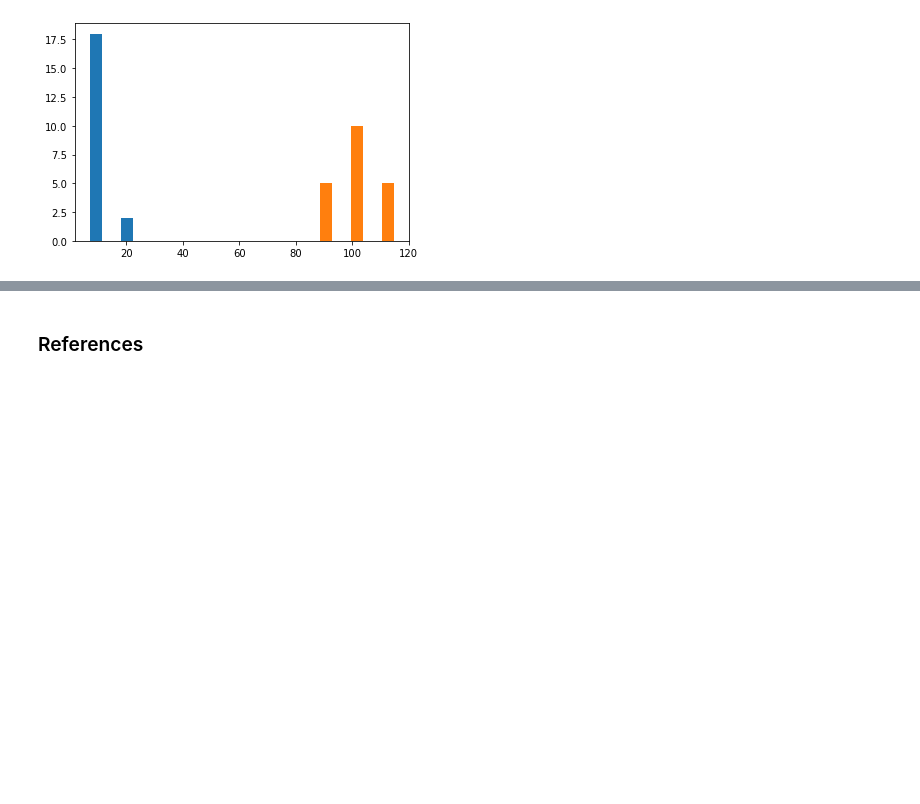
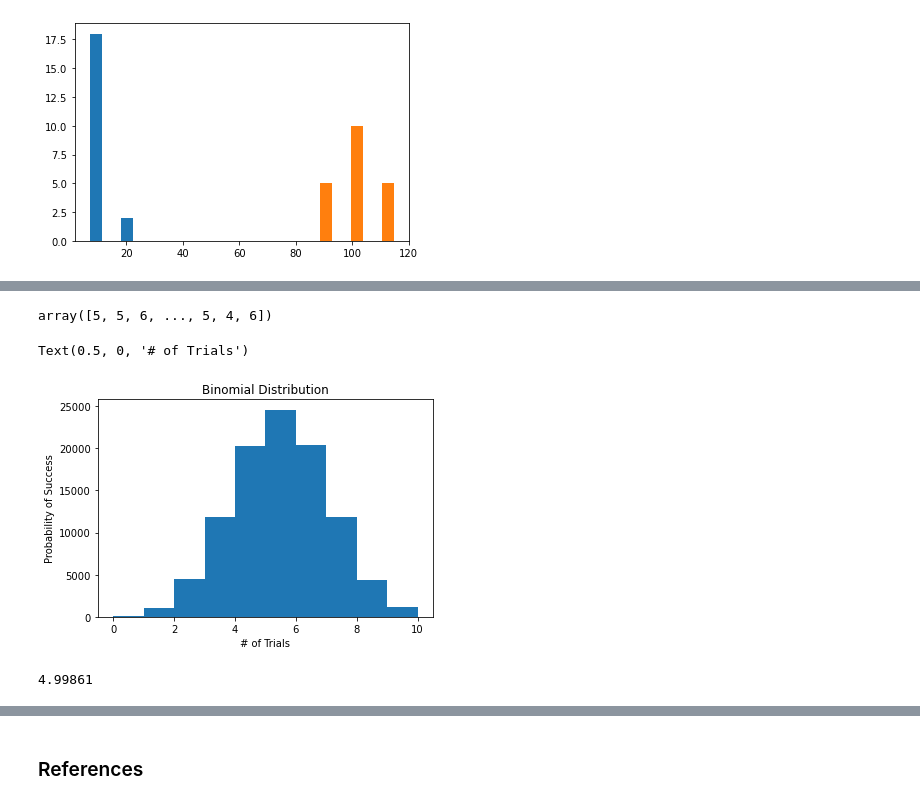
Before and after one commit to kmcd14/ProgrammingDA-assessment, a Jupyter notebook: numpy-random.ipynb, the cells around one changed output, grey strips where cells are left out. Saved outputs shown, nothing was run; the diff lists cells and outputs as text; code cells hidden in the pictures; blank space fills up the shorter version.

Commit message:
Binomial Distribution - code, visualisation and description

```diff
--- a/numpy-random.ipynb
+++ b/numpy-random.ipynb
@@ -504,0 +527,22 @@ plt.hist(r)
+# %%
+# Results of flipping a coin 10 trails, with an even probabilty, tested 10000 times
+coin_toss = np.random.binomial(n=10, p=0.5, size=100000)
+# %%
+coin_toss
+# %% [output]
+array([5, 5, 6, ..., 5, 4, 6])
+# %%
+# Plotting the coin toss results
+plt.hist(coin_toss)
+
+plt.title('Binomial Distribution') # Adding a title
+plt.ylabel("Probability of Success") #  y axis label
+plt.xlabel('# of Trials') # x axis label
+# %% [output]
+Text(0.5, 0, '# of Trials')
+[figure, added]
+# %%
+# Mean of the coin toss experiment
+coin_toss.mean()
+# %% [output]
+4.99861
```
Also changed, not shown: parts of 10 cells of this notebook.
